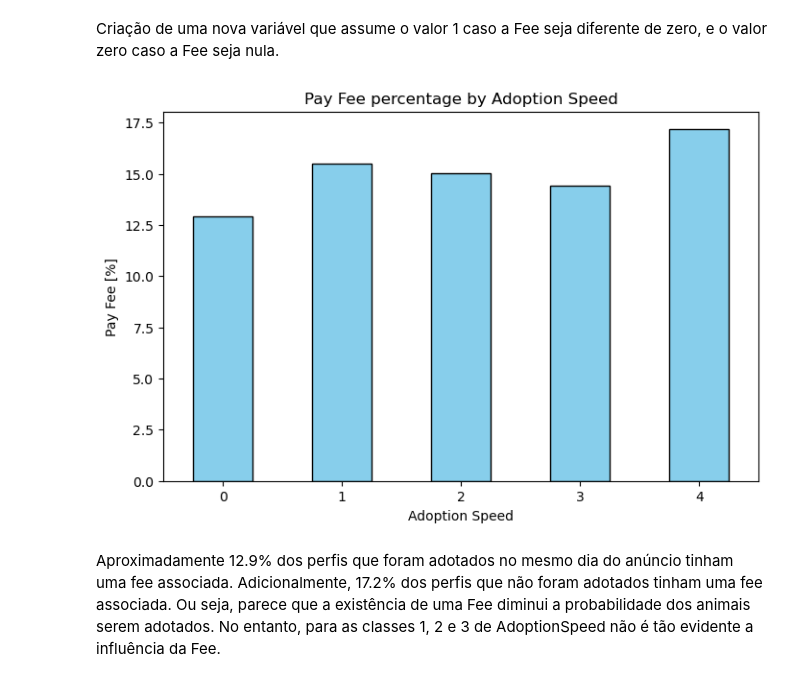
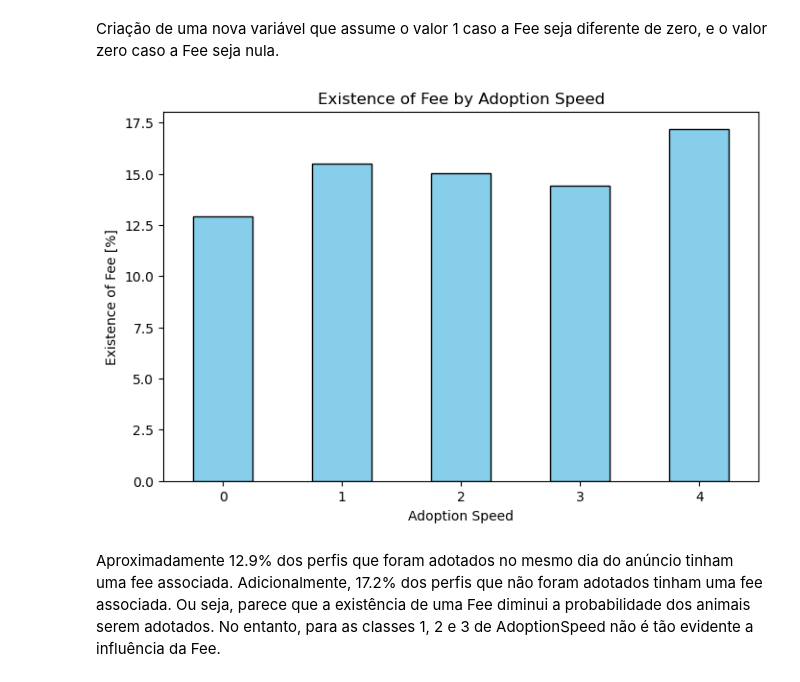
Before and after one commit to BolachinhaAmericana/MSc-MachineLearning, a Jupyter notebook: AA_202425_Project_ASM_V2.ipynb, the cells around one changed output. Cells and saved outputs as stored; diff of their text form; code cells hidden in the pictures.

```diff
--- a/AA_202425_Project_ASM_V2.ipynb
+++ b/AA_202425_Project_ASM_V2.ipynb
@@ -258,14 +353,14 @@ Criação de uma nova variável que assume o valor 1 caso a Fee seja diferente d
 # %%
 mean_payfee = df.groupby("AdoptionSpeed")["PayFee"].agg("mean")*100
 plt.figure(figsize=(8, 5))
 mean_payfee.plot(kind="bar", color="skyblue", edgecolor="black")
-plt.title("Pay Fee percentage by Adoption Speed")
+plt.title("Existence of Fee by Adoption Speed")
 plt.xlabel("Adoption Speed")
-plt.ylabel("Pay Fee [%]")
+plt.ylabel("Existence of Fee [%]")
 plt.xticks(rotation=0)
 plt.show()
 # %% [output]
-[figure, old version]
+[figure, new version]
 # %% [markdown]
 Aproximadamente 12.9% dos perfis que foram adotados no mesmo dia do anúncio tinham uma fee associada. Adicionalmente, 17.2% dos perfis que não foram adotados tinham uma fee associada. Ou seja, parece que a existência de uma Fee diminui a probabilidade dos animais serem adotados. No entanto, para as classes 1, 2 e 3 de AdoptionSpeed não é tão evidente a influência da Fee.
 # %%
```
Also changed, not shown: parts of 44 cells of this notebook.
